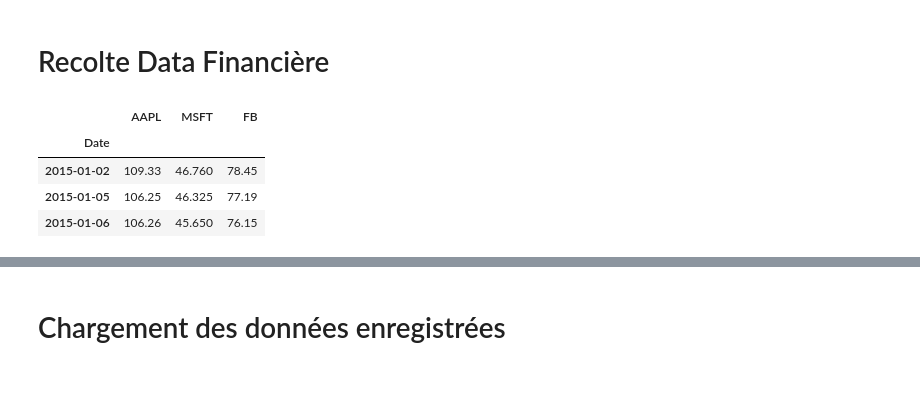
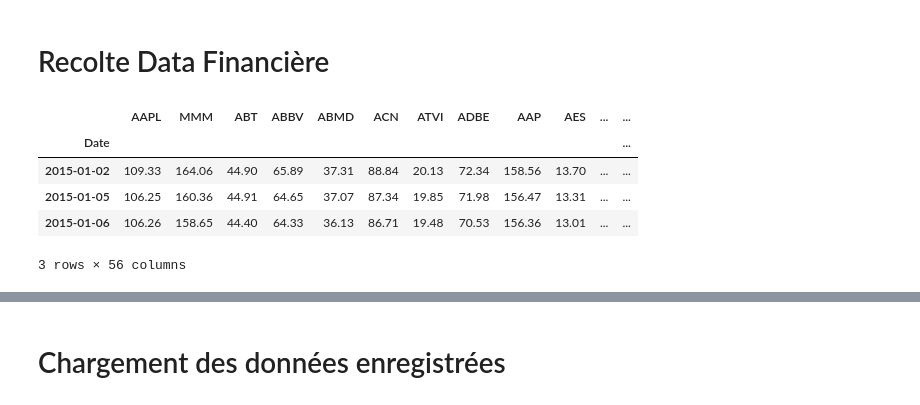
Before and after one commit to Geoffroyclms/Time-Series, a Jupyter notebook: Price Companies.ipynb, the cells around one changed output, grey strips where cells are left out. Drawn from its saved outputs; the diff is of its cells as text; code cells hidden in the pictures.

```diff
--- a/Price Companies.ipynb
+++ b/Price Companies.ipynb
@@ -5,37 +5,46 @@ import quandl
 import datetime
 # %% [markdown]
 # Recolte Data Financière
+# %%
+quandl.ApiConfig.api_key = "ByAzesCp4TpPvjqYi4ay"
+S=pd.read_excel(r"C:\Users\Geoffroy\Desktop\IT\Projet Supélec\Data_quandl\Entreprises_S&P.xlsx")
+start = datetime.datetime(2015,1,1)
+end = datetime.datetime(2016,1,8)
+# %%
+#Parameter
+n = 53 #Nombre d'entreprise qu'on prend
+# %%
+#Ajouter une liste de toutes les entreprises que l'on veut (check S&P ?)
+logo=S["Logo"][:n]
+
+
+if "AAPL" in logo :
+    logo.remove("AAPL")
 # %%
-quandl.ApiConfig.api_key = "ByAzesCp4TpPvjqYi4ay"
-#S=pd.read_csv(r"C:\Users\Geoffroy\Desktop\IT\Projet Supélec\Data_quandl\""###Liste_entreprise.csv")
-#logo=list(S['Logo'])[:] #3 mi ici pour une question de temps
-start = datetime.datetime(2015,1,1)
-end = datetime.datetime(2016,1,5)
-
-#Ajouter une liste de toutes les entreprises que l'on veut (check S&P ?)
-logo=['MSFT','FB']
-
 df=quandl.get("WIKI/" + "AAPL", start_date=start, end_date=end)
 df=df[['Close']]
 df.columns=['AAPL']
 # df.to_csv(r"C:\Users\Geoffroy\Desktop\IT\Projet Supélec\Data\Data_brut_AAPL.csv')
 
 
 for l in logo:
     try:
         df2=quandl.get("WIKI/" + l, start_date=start, end_date=end)
         df2=df2[['Close']]
         df2.columns=[l]
-        # df2.to_csv(r"C:\Users\Geoffroy\Desktop\IT\Projet Supélec\Data\Data_brut_'+l+'.csv')
+        # df2.to_csv(r"C:\Users\Geoffroy\Desktop\IT\Projet Supélec\Data\Data_brut_'+l+'.csv"
         df=df.join(df2)
     except:
+    #    logo.remove(l)
         pass
 
+
+
 df.head(3)
-#df.to_csv(r"C:\Users\Geoffroy\Desktop\IT\Projet Supélec\Data\Data_total.csv')
 # %% [output]
-|  | AAPL | MSFT | FB |
-| Date |  |  |  |
-| 2015-01-02 | 109.33 | 46.760 | 78.45 |
-| 2015-01-05 | 106.25 | 46.325 | 77.19 |
-| 2015-01-06 | 106.26 | 45.650 | 76.15 |
+|  | AAPL | MMM | ABT | ABBV | ABMD | ACN | ATVI | ADBE | AAP | AES | ... | ... |
+| Date |  |  |  |  |  |  |  |  |  |  |  | ... |
+| 2015-01-02 | 109.33 | 164.06 | 44.90 | 65.89 | 37.31 | 88.84 | 20.13 | 72.34 | 158.56 | 13.70 | ... | ... |
+| 2015-01-05 | 106.25 | 160.36 | 44.91 | 64.65 | 37.07 | 87.34 | 19.85 | 71.98 | 156.47 | 13.31 | ... | ... |
+| 2015-01-06 | 106.26 | 158.65 | 44.40 | 64.33 | 36.13 | 86.71 | 19.48 | 70.53 | 156.36 | 13.01 | ... | ... |
+3 rows × 56 columns
```
Also changed, not shown: parts of 7 cells of this notebook, 28 other files.
